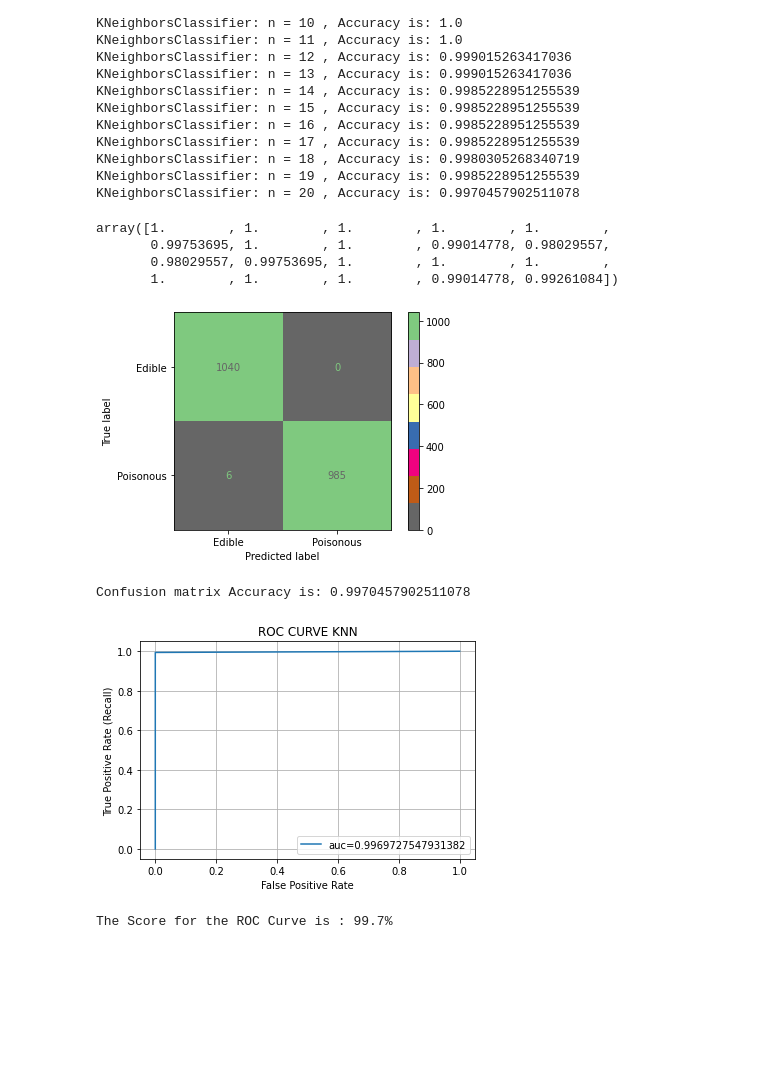
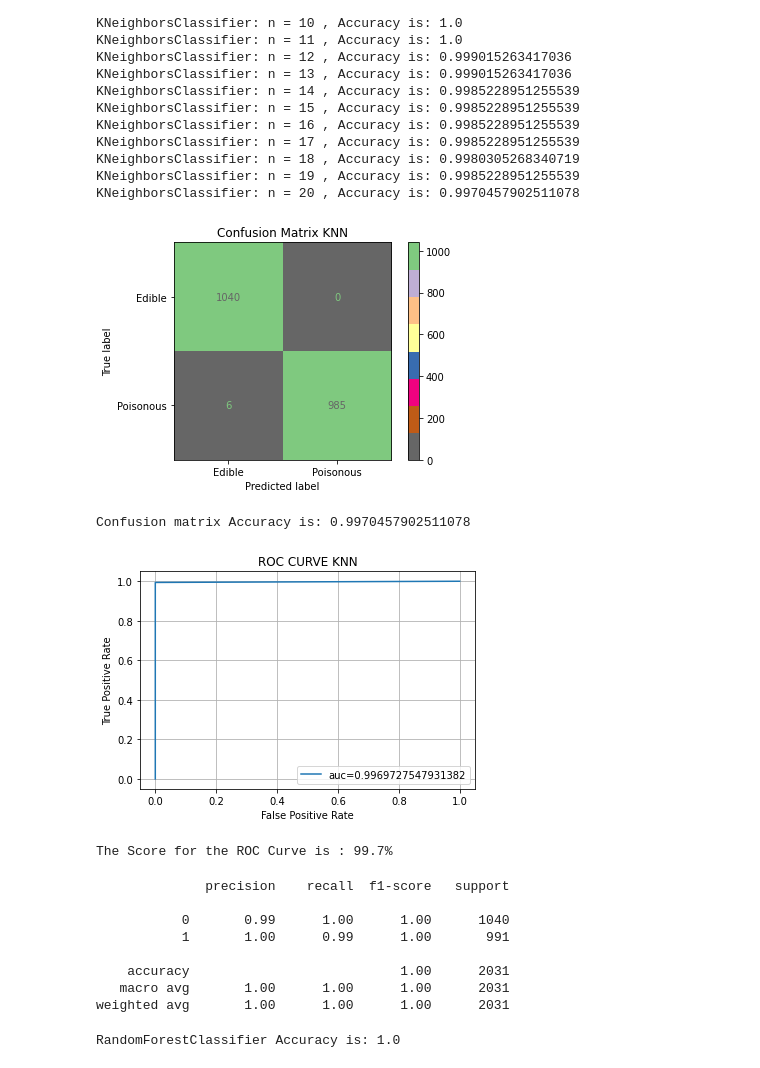
Before and after one commit to GalKoaz/Final-assignment, a Jupyter notebook: Classification.ipynb, the cells around one changed output. Cells and saved outputs as stored; diff of their text form; code cells hidden in the pictures; blank space fills up the shorter version.

Commit message:
add RandomForestClassifier

```diff
--- a/Classification.ipynb
+++ b/Classification.ipynb
@@ -245,18 +245,12 @@ KNeighborsClassifier: n = 17 , Accuracy is: 0.9985228951255539
 KNeighborsClassifier: n = 18 , Accuracy is: 0.9980305268340719
 KNeighborsClassifier: n = 19 , Accuracy is: 0.9985228951255539
 KNeighborsClassifier: n = 20 , Accuracy is: 0.9970457902511078
-# %%
-cross_val_score(knn, X, y, cv=20)
-# %% [output]
-array([1.        , 1.        , 1.        , 1.        , 1.        ,
-       0.99753695, 1.        , 1.        , 0.99014778, 0.98029557,
-       0.98029557, 0.99753695, 1.        , 1.        , 1.        ,
-       1.        , 1.        , 1.        , 0.99014778, 0.99261084])
 # %%
 plot_confusion_matrix(knn, X_test, y_test, display_labels= ['Edible', 'Poisonous'], cmap = "Accent_r", normalize= None)
+plt.title('Confusion Matrix KNN')
 plt.show()
 # %% [output]
-[figure, old version]
+[figure, new version]
 # %%
 print('Confusion matrix Accuracy is: {}'.format(metrics.accuracy_score(y_test, y_pred)))
 # %% [output]
@@ -268,11 +262,30 @@ plt.plot(fpr, tpr, label="auc="+str(auc_score))
 plt.box(True)
 plt.title('ROC CURVE KNN')
 plt.xlabel('False Positive Rate')
-plt.ylabel('True Positive Rate (Recall)')
+plt.ylabel('True Positive Rate')
 plt.legend(loc=4)
 plt.grid(True)
 plt.show()
 print('The Score for the ROC Curve is : {}%'.format(round(auc_score,4)*100))
 # %% [output]
-[figure, old version]
+[figure, new version]
 The Score for the ROC Curve is : 99.7%
+# %%
+KNN_REPORT = classification_report(y_test, knn.predict(X_test))
+print(KNN_REPORT)
+# %% [output]
+              precision    recall  f1-score   support
+
+           0       0.99      1.00      1.00      1040
+           1       1.00      0.99      1.00       991
+
+    accuracy                           1.00      2031
+   macro avg       1.00      1.00      1.00      2031
+weighted avg       1.00      1.00      1.00      2031
+# %%
+RFC = RandomForestClassifier()
+RFC.fit(X_train, y_train)
+y_predict = RFC.predict(X_test)
+print('RandomForestClassifier Accuracy is: {}'.format(RFC.score(X_test,y_test)))
+# %% [output]
+RandomForestClassifier Accuracy is: 1.0
```
Also changed, not shown: parts of 6 cells of this notebook.
